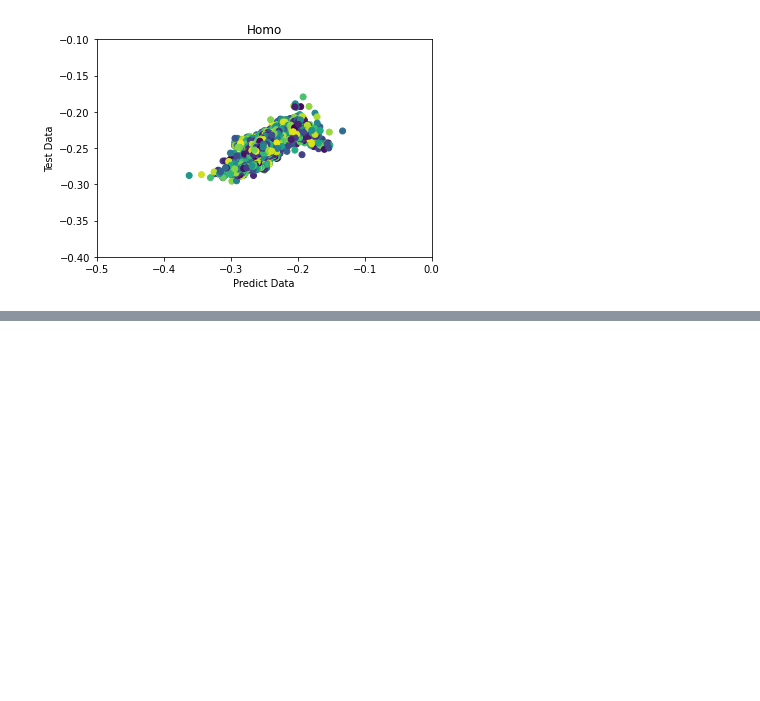
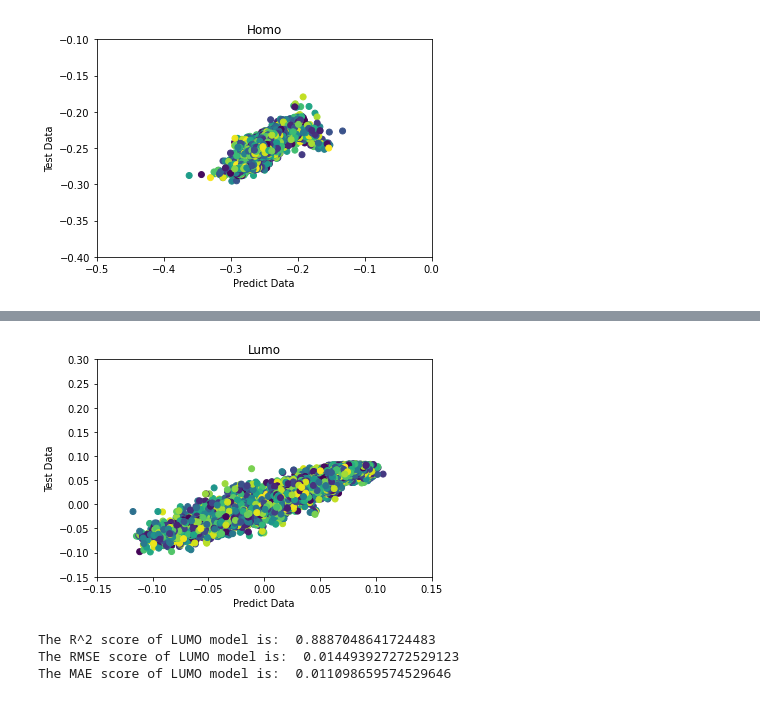
Before and after one commit to jamesma100/foundry-models, a Jupyter notebook: models/XGBoost_QM9.ipynb, the cells around one changed output, grey strips where cells are left out. Cells and saved outputs as stored; diff of their text form; code cells hidden in the pictures; blank space fills up the shorter version.

Commit message:
Updated XGBoost model

```diff
--- a/models/XGBoost_QM9.ipynb
+++ b/models/XGBoost_QM9.ipynb
@@ -98,5 +92,5 @@ rdkit-2020.09.1 installation finished!
 # %%
-
+import math
 import xgboost as xgb
 from matplotlib import pyplot
 from sklearn.metrics import mean_squared_error
@@ -110,7 +104,7 @@ from rdkit.Chem import MACCSkeys
 
 def Transform_Data():
 
-    SMILESdata, HomoData, LumoData = readCSV('data/qm9.csv')
+    SMILESdata, HomoData, LumoData, GapData = readCSV('data/qm9.csv')
     SMILESstrings = list(SMILESdata.keys())
     FeatureVector = []
     BadParticles = []
@@ -129,15 +123,19 @@ def Transform_Data():
     for keys in BadParticles:
         del HomoData[keys]
         del LumoData[keys]
+        del GapData[keys]
     HomoData = list(HomoData.values())
     LumoData = list(LumoData.values())
+    GapData = list(GapData.values())
     y1 = np.array(HomoData[:75000])
     y2 = np.array(LumoData[:75000])
+    y3 = np.array(GapData[:75000])
     w1 = np.array(HomoData[75000:100000])
     w2 = np.array(LumoData[75000:100000])
+    w3 = np.array(GapData[75000:100000])
     print(y1.shape)
     print(w1.shape)
-    return X, Z, w1, w2, y1, y2
+    return X, Z, w1, w2, w3, y1, y2, y3
 
 def split(bitString):
 
@@ -148,39 +146,75 @@ def readCSV(filepath):
     Smile_Strings = {}
     Homo_Id = {}
     Lumo_Id = {}
+    Gap_Id = {}
     with open(filepath, newline = '') as csvfile:
         reader = csv.DictReader(csvfile)
         for row in reader:
             Smile_Strings[row['mol_id']] = row['smiles']
             Homo_Id[row['mol_id']] = float(row['homo'])
             Lumo_Id[row['mol_id']] = float(row['lumo'])
+            Gap_Id[row['mol_id']] = float(row['gap'])
 
-    return Smile_Strings, Homo_Id, Lumo_Id
+    return Smile_Strings, Homo_Id, Lumo_Id, Gap_Id
 
 
 
 def Create_Model():
 
-    model = xgb.XGBRegressor()
-    X, Z, w1, w2, y1, y2= Transform_Data()
-    model.fit(X, y1)
-    predict = model.predict(Z)
-    print(predict)
-    print(w1)
+    model1 = xgb.XGBRegressor()
+    model2 = xgb.XGBRegressor()
+    model3 = xgb.XGBRegressor()
+    X, Z, w1, w2, w3, y1, y2, y3= Transform_Data()
+    model1.fit(X, y1)
+    model2.fit(X, y2)
+    model3.fit(X, y3)
+    predict1 = model1.predict(Z)
+    predict2 = model2.predict(Z)
+    predict3 = model3.predict(Z)
     c = np.random.rand(25000)
-    pyplot.scatter(w1, predict, c=c)
+    pyplot.scatter(w1, predict1, c=c)
     pyplot.ylabel('Test Data')
     pyplot.xlabel('Predict Data')
     pyplot.title('Homo')
     pyplot.xlim(-0.5, 0)
     pyplot.ylim(-0.4, -0.1)
     pyplot.show()
-    R_squared = r2_score(predict, w1)
-    RMSE = mean_squared_error(predict, w1)
-    MAE = mean_absolute_error(predict, w1)
-    print("The R^2 score is: ",R_squared)
-    print("The RMSE score is: ", RMSE)
-    print("The MAE score is: ", MAE)
+
+    R_squared1 = r2_score(w1, predict1)
+    RMSE1 = math.sqrt(mean_squared_error(w1, predict1))
+    MAE1 = mean_absolute_error(w1, predict1)
+    print("The R^2 score of HOMO model is: ",R_squared1)
+    print("The RMSE score of HOMO model is: ", RMSE1)
+    print("The MAE score of HOMO model is: ", MAE1)
+
+    c = np.random.rand(25000)
+    pyplot.scatter(w2, predict2, c=c)
+    pyplot.ylabel('Test Data')
+    pyplot.xlabel('Predict Data')
+    pyplot.title('Lumo')
+    pyplot.xlim(-0.15, 0.15)
+    pyplot.ylim(-0.15, 0.3)
+    pyplot.show()
+    R_squared2 = r2_score(w2, predict2)
+    RMSE2 = math.sqrt(mean_squared_error(w2, predict2))
+    MAE2 = mean_absolute_error(w2, predict2)
+    print("The R^2 score of LUMO model is: ",R_squared2)
+    print("The RMSE score of LUMO model is: ", RMSE2)
+    print("The MAE score of LUMO model is: ", MAE2)
+
+    c = np.random.rand(25000)
+    pyplot.scatter(w3, predict3, c=c)
+    pyplot.ylabel('Test Data')
+    pyplot.xlabel('Predict Data')
+    pyplot.title('Gap')
+    pyplot.show()
+
+    R_squared3 = r2_score(w3, predict3)
+    RMSE3 = math.sqrt(mean_squared_error(w3, predict3))
+    MAE3 = mean_absolute_error(w3, predict3)
+    print("The R^2 score of HOMO model is: ",R_squared3)
+    print("The RMSE score of HOMO model is: ", RMSE3)
+    print("The MAE score of HOMO model is: ", MAE3)
 
 if __name__ == "__main__":
     Create_Model()
@@ -196 +229 @@ if __name__ == "__main__":
-[figure, old version]
+[figure, new version]
@@ -199,0 +233,4 @@ The MAE score is:  0.007754363271007539
+[figure, added]
+The R^2 score of LUMO model is:  0.8887048641724483
+The RMSE score of LUMO model is:  0.014493927272529123
+The MAE score of LUMO model is:  0.011098659574529646
```
Also changed, not shown: parts of 2 cells of this notebook, 1 other file.
